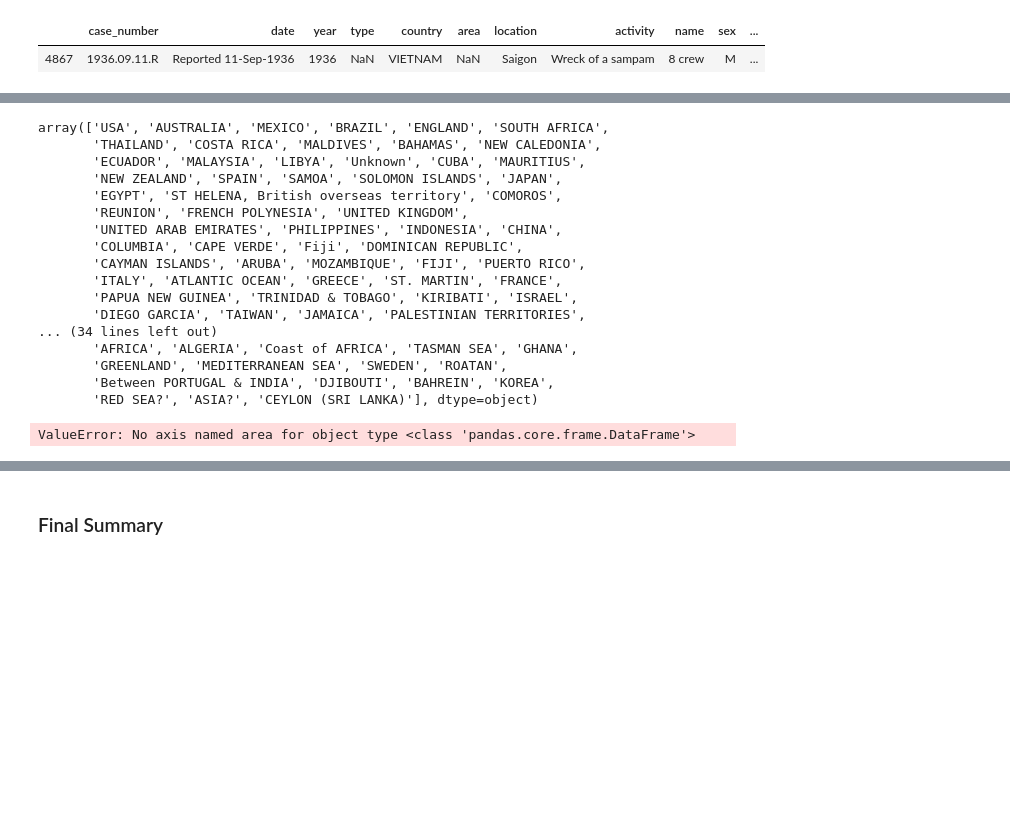
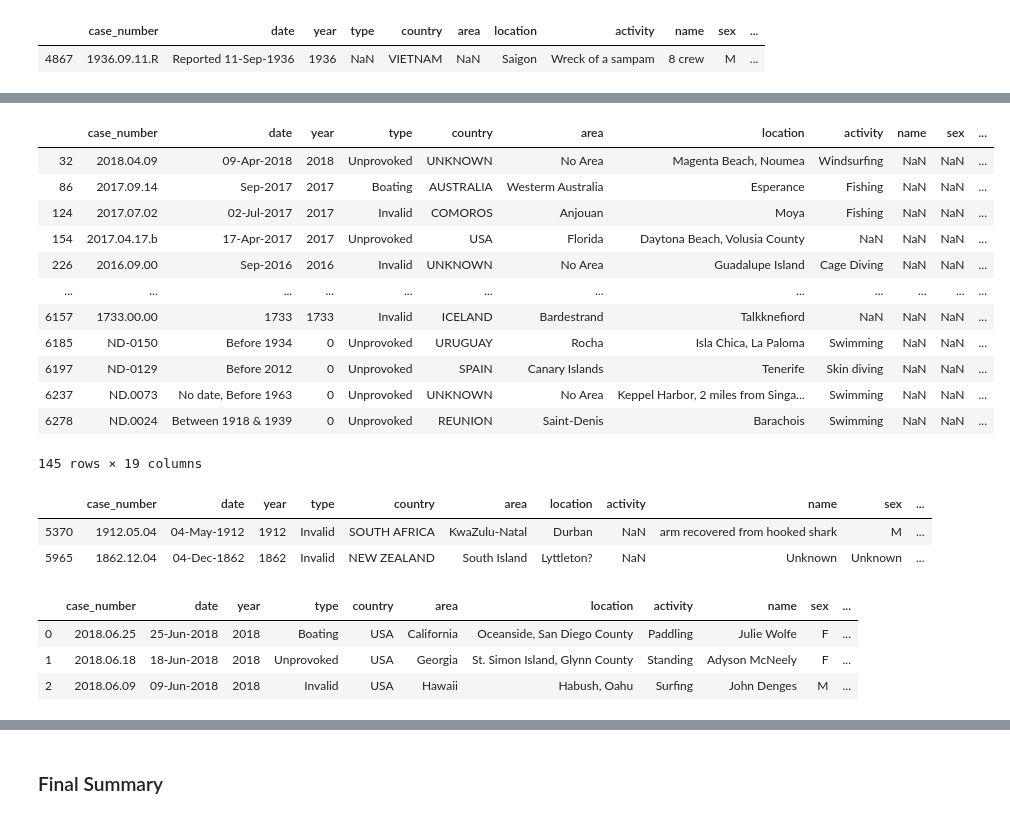
Before and after one commit to ironhack-bcn-data-june-2020/PR02-project-pandas, a Jupyter notebook: data-wrangling.ipynb, the cells around one changed output, grey strips where cells are left out. Saved outputs shown, nothing was run; the diff lists cells and outputs as text; code cells hidden in the pictures; blank space fills up the shorter version.

Commit message:
project02-data cleaning

```diff
--- a/data-wrangling.ipynb
+++ b/data-wrangling.ipynb
@@ -398,24 +456,14 @@ df.loc[(df['area']=='Ionian Sea') & (df['area']=='Mediterranean Sea'),'country']
+# %%
+# Antarctic
+df.loc[(df['area']=='French Southern Territories'),'country'] = 'ANTARCTIC'
+# %%
+# USA
+df.loc[(df['area']=='Gulf of California'),'country'] = 'USA'
+# %%
+# Atlantic Ocean
+df.loc[(df['area']=='St Helena'),'country'] = 'MID ATLANTIC OCEAN'
+# %%
+# Other
+df.loc[(df['area']=='No Area') | (df['area']=='Western Banks'),'country'] = 'UNKNOWN'
 # %%
-df['country'].unique()
+# df['country'].unique()
-# %% [output]
-array(['USA', 'AUSTRALIA', 'MEXICO', 'BRAZIL', 'ENGLAND', 'SOUTH AFRICA',
-       'THAILAND', 'COSTA RICA', 'MALDIVES', 'BAHAMAS', 'NEW CALEDONIA',
-       'ECUADOR', 'MALAYSIA', 'LIBYA', 'Unknown', 'CUBA', 'MAURITIUS',
-       'NEW ZEALAND', 'SPAIN', 'SAMOA', 'SOLOMON ISLANDS', 'JAPAN',
-       'EGYPT', 'ST HELENA, British overseas territory', 'COMOROS',
-       'REUNION', 'FRENCH POLYNESIA', 'UNITED KINGDOM',
-       'UNITED ARAB EMIRATES', 'PHILIPPINES', 'INDONESIA', 'CHINA',
-       'COLUMBIA', 'CAPE VERDE', 'Fiji', 'DOMINICAN REPUBLIC',
-       'CAYMAN ISLANDS', 'ARUBA', 'MOZAMBIQUE', 'FIJI', 'PUERTO RICO',
-       'ITALY', 'ATLANTIC OCEAN', 'GREECE', 'ST. MARTIN', 'FRANCE',
-       'PAPUA NEW GUINEA', 'TRINIDAD & TOBAGO', 'KIRIBATI', 'ISRAEL',
-       'DIEGO GARCIA', 'TAIWAN', 'JAMAICA', 'PALESTINIAN TERRITORIES',
-... (34 lines left out)
-       'AFRICA', 'ALGERIA', 'Coast of AFRICA', 'TASMAN SEA', 'GHANA',
-       'GREENLAND', 'MEDITERRANEAN SEA', 'SWEDEN', 'ROATAN',
-       'Between PORTUGAL & INDIA', 'DJIBOUTI', 'BAHREIN', 'KOREA',
-       'RED SEA?', 'ASIA?', 'CEYLON (SRI LANKA)'], dtype=object)
-# %%
-df.groupby('country','area')
-# %% [output]
-ValueError: No axis named area for object type <class 'pandas.core.frame.DataFrame'>
@@ -421,0 +472,18 @@ ValueError: No axis named area for object type <class 'pandas.core.frame.DataFra
+# %%
+# NAME & SEX
+# If the name or the sex are null, it is impossible to determine them --> 'Unknown'
+df[(df['name'].isnull()==True) & (df['sex'].isnull()==True)]
+# %% [output]
+|  | case_number | date | year | type | country | area | location | activity | name | sex | ... |
+| 32 | 2018.04.09 | 09-Apr-2018 | 2018 | Unprovoked | UNKNOWN | No Area | Magenta Beach, Noumea | Windsurfing | NaN | NaN | ... |
+| 86 | 2017.09.14 | Sep-2017 | 2017 | Boating | AUSTRALIA | Westerm Australia | Esperance | Fishing | NaN | NaN | ... |
+| 124 | 2017.07.02 | 02-Jul-2017 | 2017 | Invalid | COMOROS | Anjouan | Moya | Fishing | NaN | NaN | ... |
+| 154 | 2017.04.17.b | 17-Apr-2017 | 2017 | Unprovoked | USA | Florida | Daytona Beach, Volusia County | NaN | NaN | NaN | ... |
+| 226 | 2016.09.00 | Sep-2016 | 2016 | Invalid | UNKNOWN | No Area | Guadalupe Island | Cage Diving | NaN | NaN | ... |
+| ... | ... | ... | ... | ... | ... | ... | ... | ... | ... | ... | ... |
+| 6157 | 1733.00.00 | 1733 | 1733 | Invalid | ICELAND | Bardestrand | Talkknefiord | NaN | NaN | NaN | ... |
+| 6185 | ND-0150 | Before 1934 | 0 | Unprovoked | URUGUAY | Rocha | Isla Chica, La Paloma | Swimming | NaN | NaN | ... |
+| 6197 | ND-0129 | Before 2012 | 0 | Unprovoked | SPAIN | Canary Islands | Tenerife | Skin diving | NaN | NaN | ... |
+| 6237 | ND.0073 | No date, Before 1963 | 0 | Unprovoked | UNKNOWN | No Area | Keppel Harbor, 2 miles from Singa... | Swimming | NaN | NaN | ... |
+| 6278 | ND.0024 | Between 1918 & 1939 | 0 | Unprovoked | REUNION | Saint-Denis | Barachois | Swimming | NaN | NaN | ... |
+145 rows × 19 columns
@@ -421,0 +497,16 @@ ValueError: No axis named area for object type <class 'pandas.core.frame.DataFra
+# %%
+# ACTIVITY, FATAL & INJURY
+# If the activity, the injury and the gravity of the attack are unknown, this cases are not relevant. We can drop them.
+df[(df['activity'].isnull()==True) & (df['fatal (y/n)'].isnull()==True) & (df['injury'].isnull()==True)]
+# %% [output]
+|  | case_number | date | year | type | country | area | location | activity | name | sex | ... |
+| 5370 | 1912.05.04 | 04-May-1912 | 1912 | Invalid | SOUTH AFRICA | KwaZulu-Natal | Durban | NaN | arm recovered from hooked shark | M | ... |
+| 5965 | 1862.12.04 | 04-Dec-1862 | 1862 | Invalid | NEW ZEALAND | South Island | Lyttleton? | NaN | Unknown | Unknown | ... |
+# %%
+df.drop([5370,5965], axis= 0)
+df.head(3)
+# %% [output]
+|  | case_number | date | year | type | country | area | location | activity | name | sex | ... |
+| 0 | 2018.06.25 | 25-Jun-2018 | 2018 | Boating | USA | California | Oceanside, San Diego County | Paddling | Julie Wolfe | F | ... |
+| 1 | 2018.06.18 | 18-Jun-2018 | 2018 | Unprovoked | USA | Georgia | St. Simon Island, Glynn County | Standing | Adyson McNeely | F | ... |
+| 2 | 2018.06.09 | 09-Jun-2018 | 2018 | Invalid | USA | Hawaii | Habush, Oahu | Surfing | John Denges | M | ... |
```
Also changed, not shown: parts of 51 cells of this notebook, 1 other file.
